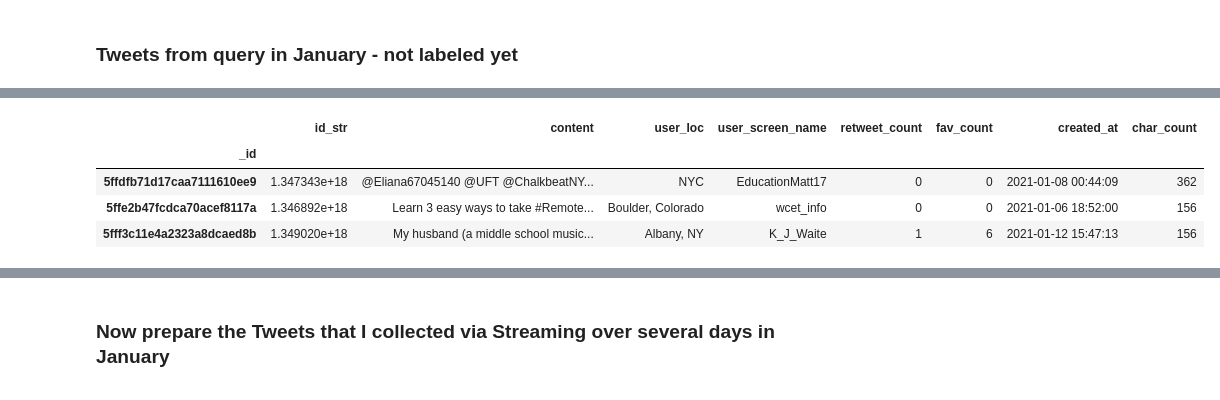
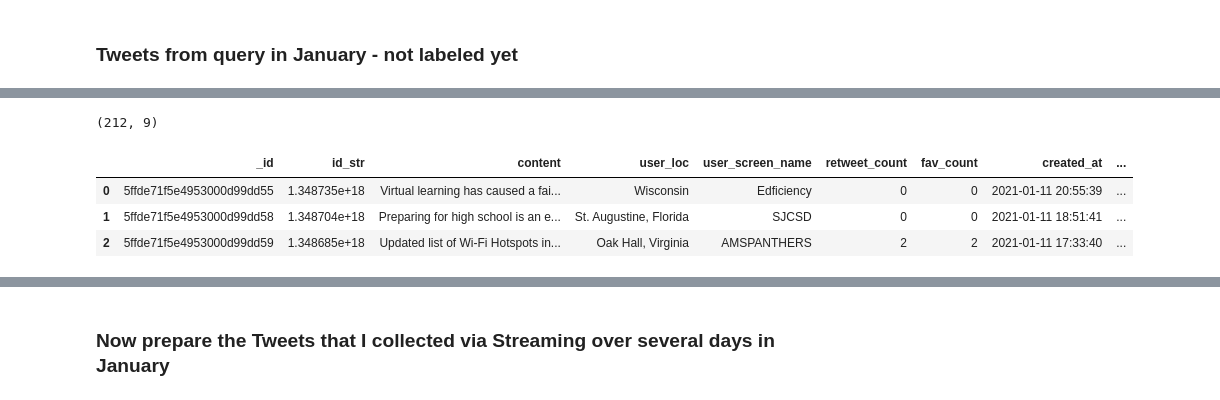
Before and after one commit to lspope/capstone, a Jupyter notebook: code/data_prep.ipynb, the cells around one changed output, grey strips where cells are left out. Saved outputs shown, nothing was run; the diff lists cells and outputs as text; code cells hidden in the pictures.

```diff
--- a/code/data_prep.ipynb
+++ b/code/data_prep.ipynb
@@ -283,6 +287,6 @@ human_labeled_q_tweets.to_csv('../data/jan_2021_queried_tweets_HUMAN_labeled.csv
 # %% [markdown]
 ### Tweets from query in January - not labeled yet
 # %%
-q_tweets =  pd.read_csv('../data/jan_queried_tweets_NO_label.csv', index_col='_id')
+q_tweets =  pd.read_csv('../data/jan_queried_tweets_NO_label.csv')
 q_tweets.head(3)
 # %% [output]
@@ -311,14 +301,15 @@ memory usage: 13.9+ KB
 # %%
 # Keep only the tweets 100 chars and over
 q_tweets['char_count'] = q_tweets.apply(lambda row: len(row['content']), axis=1)
 q_tweets = q_tweets[q_tweets['char_count'] >= 100]
-q_tweets.tail(3)
+print(q_tweets.shape)
+q_tweets.head(3)
 # %% [output]
+(212, 9)
-|  | id_str | content | user_loc | user_screen_name | retweet_count | fav_count | created_at | char_count |
-| _id |  |  |  |  |  |  |  |  |
-| 5ffdfb71d17caa7111610ee9 | 1.347343e+18 | @Eliana67045140 @UFT @ChalkbeatNY... | NYC | EducationMatt17 | 0 | 0 | 2021-01-08 00:44:09 | 362 |
-| 5ffe2b47fcdca70acef8117a | 1.346892e+18 | Learn 3 easy ways to take #Remote... | Boulder, Colorado | wcet_info | 0 | 0 | 2021-01-06 18:52:00 | 156 |
-| 5fff3c11e4a2323a8dcaed8b | 1.349020e+18 | My husband (a middle school music... | Albany, NY | K_J_Waite | 1 | 6 | 2021-01-12 15:47:13 | 156 |
+|  | _id | id_str | content | user_loc | user_screen_name | retweet_count | fav_count | created_at | ... |
+| 0 | 5ffde71f5e4953000d99dd55 | 1.348735e+18 | Virtual learning has caused a fai... | Wisconsin | Edficiency | 0 | 0 | 2021-01-11 20:55:39 | ... |
+| 1 | 5ffde71f5e4953000d99dd58 | 1.348704e+18 | Preparing for high school is an e... | St. Augustine, Florida | SJCSD | 0 | 0 | 2021-01-11 18:51:41 | ... |
+| 2 | 5ffde71f5e4953000d99dd59 | 1.348685e+18 | Updated list of Wi-Fi Hotspots in... | Oak Hall, Virginia | AMSPANTHERS | 2 | 2 | 2021-01-11 17:33:40 | ... |
 # %%
 # Get the VADER and TextBlob sentiments
 analyzer = SentimentIntensityAnalyzer()
```
Also changed, not shown: parts of 35 cells of this notebook, 14 other files.
